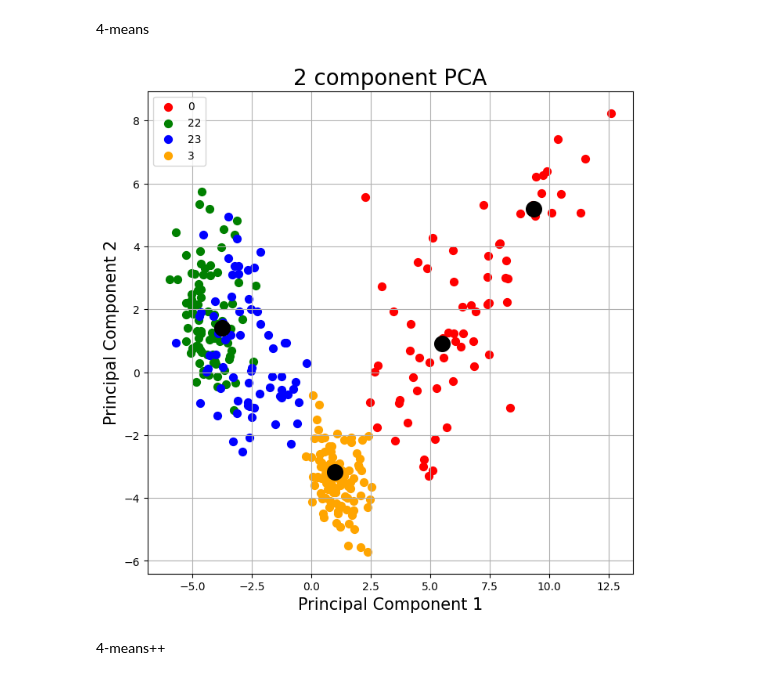
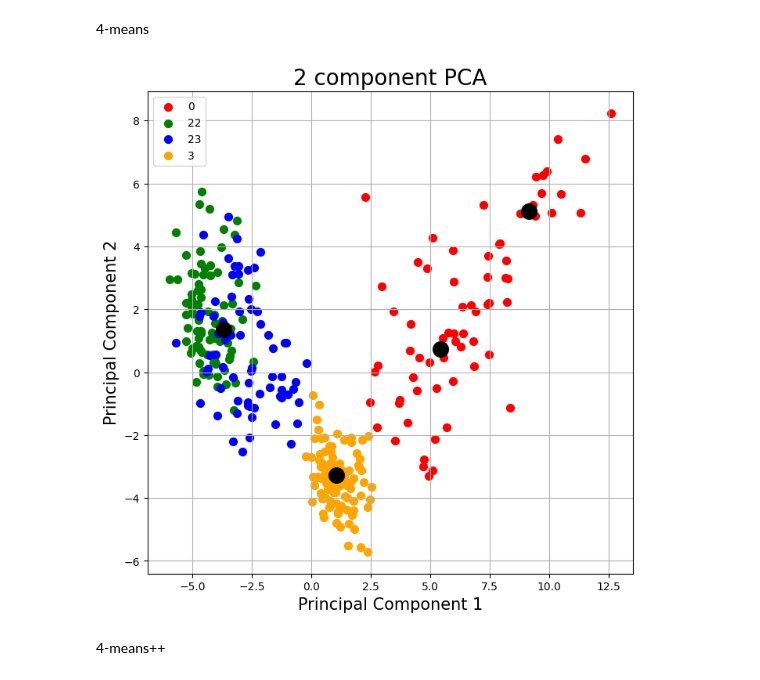
Before and after one commit to TokeReines/05_MLBA, a Jupyter notebook: week6/2_variable_stars.ipynb, the cells around one changed output. Cells and saved outputs as stored; diff of their text form; code cells hidden in the pictures.

```diff
--- a/week6/2_variable_stars.ipynb
+++ b/week6/2_variable_stars.ipynb
@@ -114,17 +115,19 @@ from sklearn.cluster import KMeans
 # %% [markdown]
 4-means
 # %%
+from sklearn.cluster import KMeans
 clusters = 4
-means4 = KMeans(clusters, init='random')
+means4 = KMeans(clusters, init='random', max_iter=5 n_init=1)
 means4.fit(norm_train)
 
 fig, ax = plot(final_df, colors)
 means4_centers = np.dot(means4.cluster_centers_, pca.components_.T)
 x = means4_centers[:, 0]
 y = means4_centers[:, 1]
-ax.scatter(x, y, c='black', s=200);
+ax.scatter(x, y, c='black', s=200)
+plt.savefig("images/4means.png");
 # %% [output]
-[figure, old version]
+[figure, new version]
 # %% [markdown]
 4-means++
 # %%
```
Also changed, not shown: parts of 2 cells of this notebook, 3 other files.
